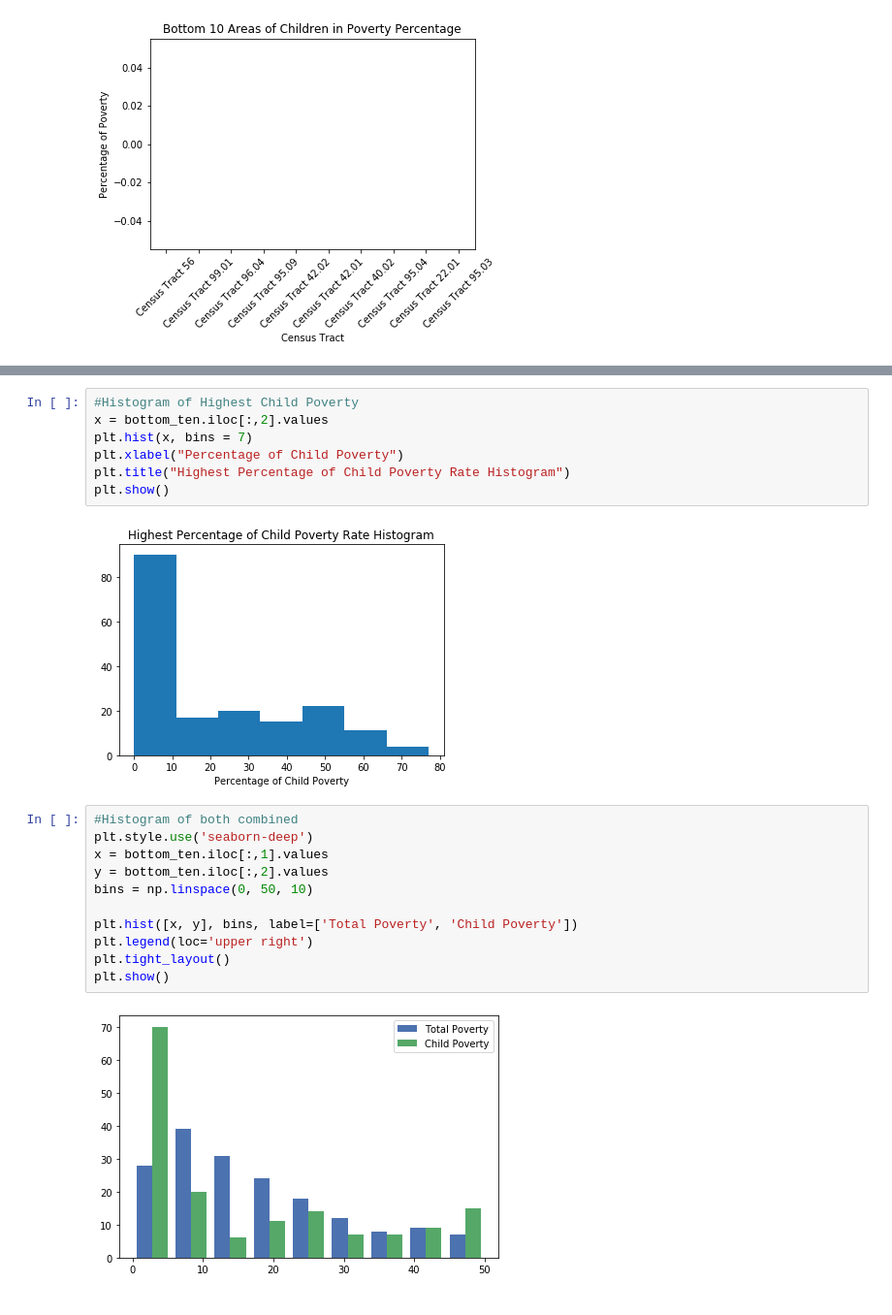
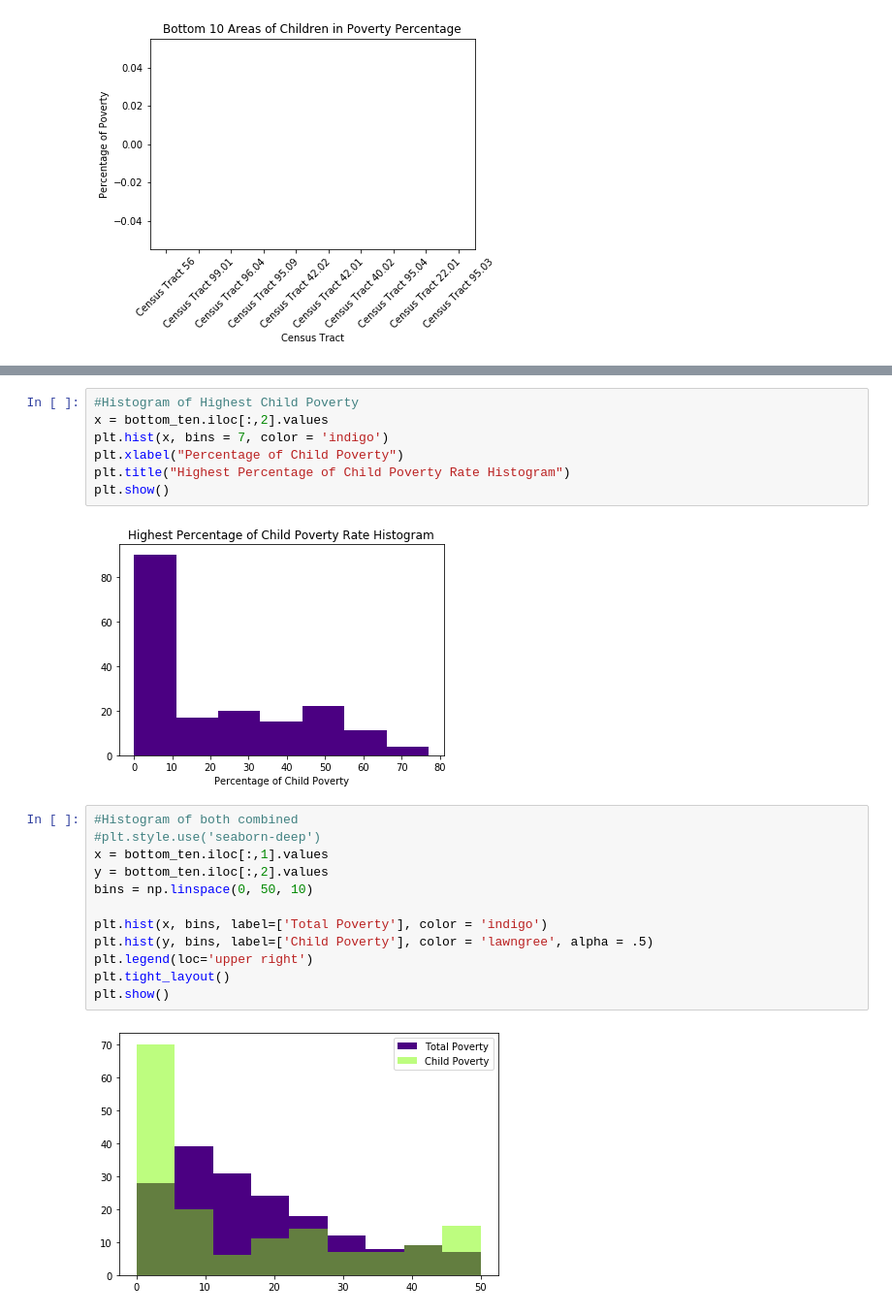
Before and after one commit to poojanagrecha/Crime-and-Poverty-WashingtonD.C, a Jupyter notebook: Poverty CSV Notebook/Poverty-Pooja.ipynb, the cells around one changed output, grey strips where cells are left out. Shown: that part at 97% size. Saved outputs shown, nothing was run; the diff lists cells and outputs as text.

```diff
--- a/Poverty CSV Notebook/Poverty-Pooja.ipynb
+++ b/Poverty CSV Notebook/Poverty-Pooja.ipynb
@@ -251,22 +252,23 @@ plt.show()
 # %%
 #Histogram of Highest Child Poverty
 x = bottom_ten.iloc[:,2].values
-plt.hist(x, bins = 7)
+plt.hist(x, bins = 7, color = 'indigo')
 plt.xlabel("Percentage of Child Poverty")
 plt.title("Highest Percentage of Child Poverty Rate Histogram")
 plt.show()
 # %% [output]
-[figure, old version]
+[figure, new version]
 # %%
 #Histogram of both combined
-plt.style.use('seaborn-deep')
+#plt.style.use('seaborn-deep')
 x = bottom_ten.iloc[:,1].values
 y = bottom_ten.iloc[:,2].values
 bins = np.linspace(0, 50, 10)
 
-plt.hist([x, y], bins, label=['Total Poverty', 'Child Poverty'])
+plt.hist(x, bins, label=['Total Poverty'], color = 'indigo')
+plt.hist(y, bins, label=['Child Poverty'], color = 'lawngree', alpha = .5)
 plt.legend(loc='upper right')
 plt.tight_layout()
 plt.show()
 # %% [output]
-[figure, old version]
+[figure, new version]
```
Also changed, not shown: parts of 7 cells of this notebook.
